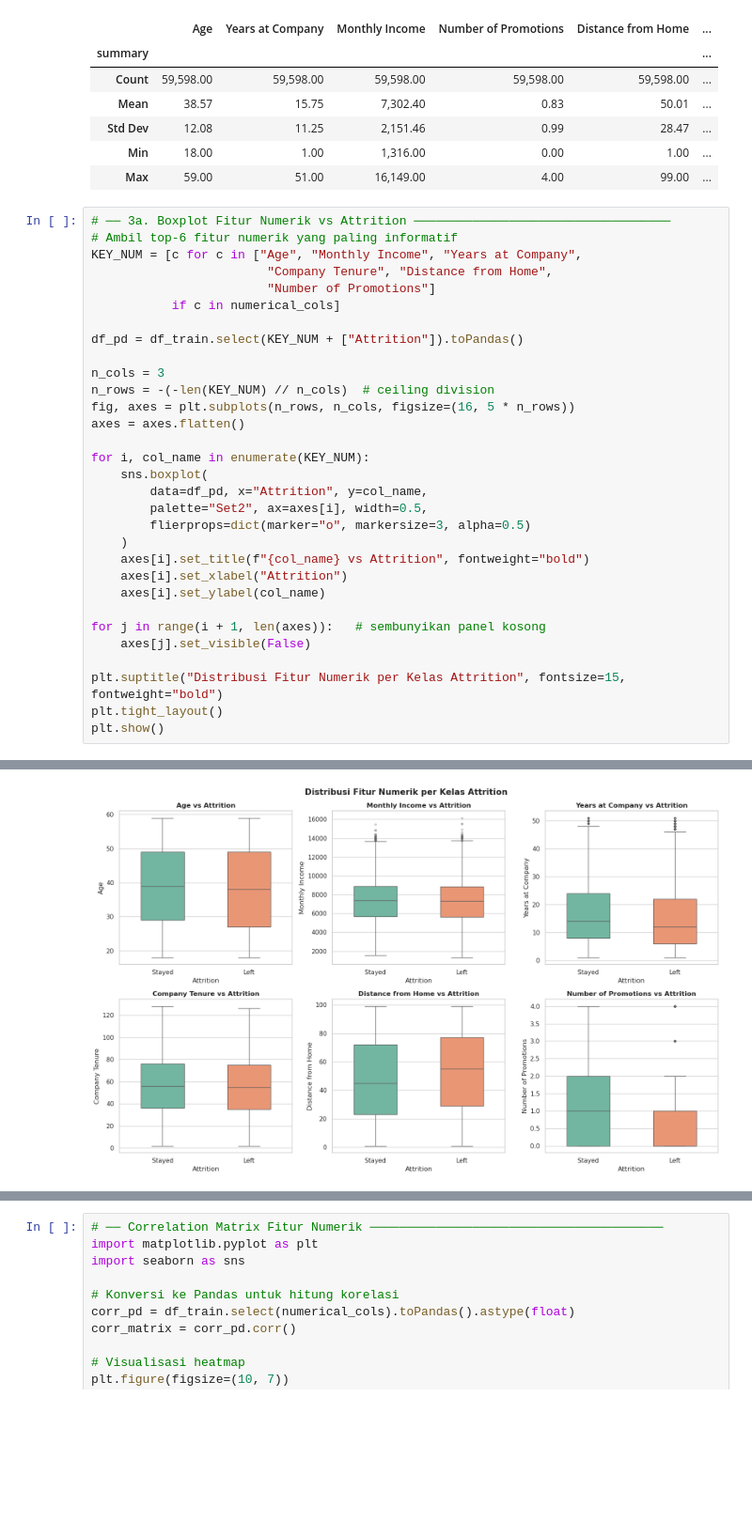
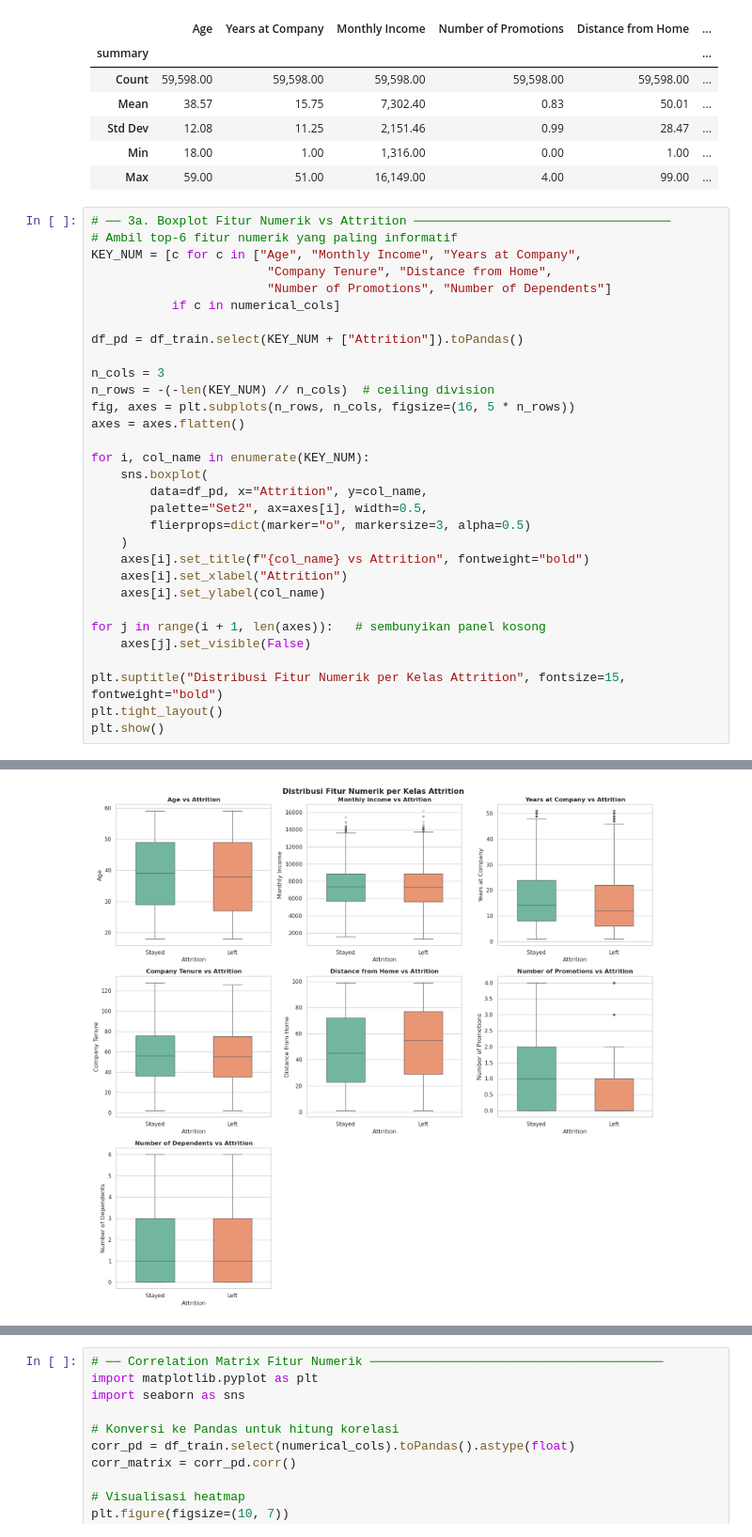
Before and after one commit to papercoldmint/PROJECT_BDA, a Jupyter notebook: notebooks/01_data_preprocessing.ipynb, the cells around one changed output, grey strips where cells are left out. Shown at 94% size. Drawn from its saved outputs; the diff is of its cells as text; blank space fills up the shorter version.

```diff
--- a/notebooks/01_data_preprocessing.ipynb
+++ b/notebooks/01_data_preprocessing.ipynb
@@ -200,7 +200,7 @@ display(
 # Ambil top-6 fitur numerik yang paling informatif
 KEY_NUM = [c for c in ["Age", "Monthly Income", "Years at Company",
                         "Company Tenure", "Distance from Home",
-                        "Number of Promotions"]
+                        "Number of Promotions", "Number of Dependents"]
            if c in numerical_cols]
 
 df_pd = df_train.select(KEY_NUM + ["Attrition"]).toPandas()
@@ -243,7 +243,7 @@ Passing `palette` without assigning `hue` is deprecated and will be removed in v
 
 Passing `palette` without assigning `hue` is deprecated and will be removed in v0.14.0. Assign the `x` variable to `hue` and set `legend=False` for the same effect.
 
   sns.boxplot(
-[figure, old version]
+[figure, new version]
 # %%
 # ── 3b. Grouped Bar Chart Fitur Kategorikal vs Attrition ─────────────────────
```
Also changed, not shown: parts of 8 cells of this notebook.
